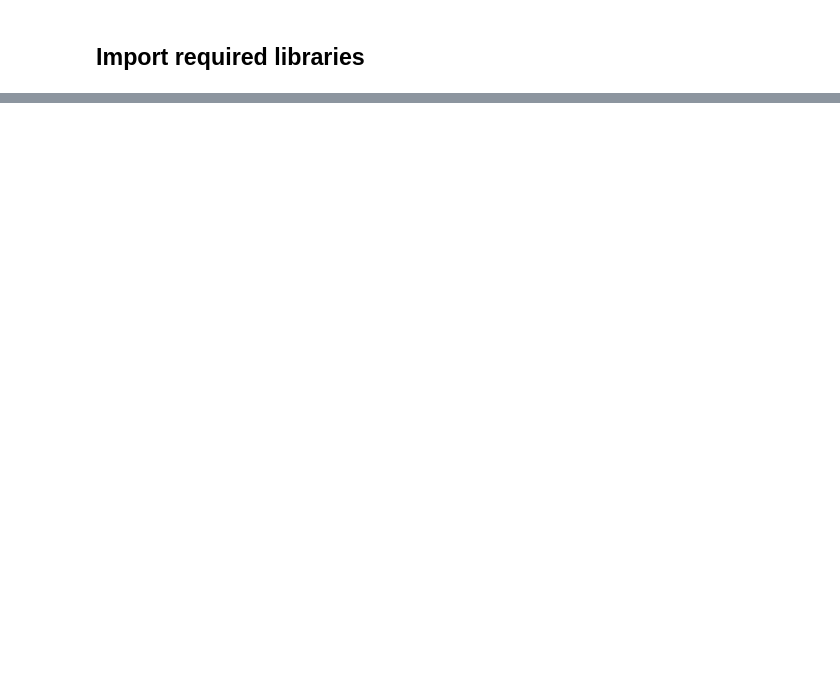
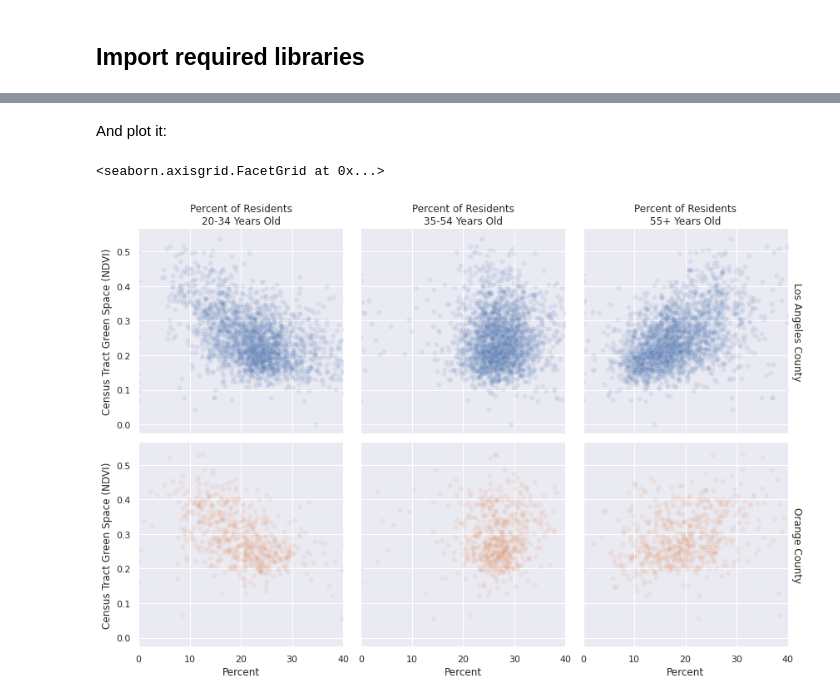
Before and after one commit to jhirner/socal-greenspace, a Jupyter notebook: 3-join-and-visualize.ipynb, the cells around one changed output, grey strips where cells are left out. Drawn from its saved outputs; the diff is of its cells as text; code cells hidden in the pictures; blank space fills up the shorter version.

```diff
--- a/3-join-and-visualize.ipynb
+++ b/3-join-and-visualize.ipynb
@@ -17,0 +209,7 @@ import pandas as pd
+# %%
+agegroups2 = pd.DataFrame()
+agegroups2["20-34"] = demo["Population_20to24_years_old_percent"] + demo["Population_25to34_years_old_percent"]
+agegroups2["35-54"] = demo["Population_35to44_years_old_percent"] + demo["Population_45to54_years_old_percent"]
+agegroups2["55+"] = demo["Population_55to59_years_old_percent"] + demo["Population_60to64_years_old_percent"] + demo["Population_75to84_years_old_percent"] + demo["Population_85+_years_old_percent"]
+agegroups2["NDVI_20210517"] = demo["NDVI_20210517"]
+agegroups2["County"] = demo["County"]
@@ -17,0 +235,9 @@ import pandas as pd
+# %%
+agegroups3 = pd.DataFrame(columns = ["Tract_FIPS", "County", "NDVI_20210517", "Percent_in_range", "Age_range"])
+plot_ages = ["20-34", "35-54", "55+"]
+for agerange in plot_ages:
+    filtered = agegroups2[[agerange, "NDVI_20210517", "County"]].reset_index()
+    filtered.columns = ["Tract_FIPS", "Percent_in_range", "NDVI_20210517", "County"]
+    filtered["Age_range"] = agerange
+    agegroups3 = pd.concat([agegroups3, filtered], axis = "index")
+agegroups3
@@ -17,0 +258,10 @@ import pandas as pd
+# %% [markdown]
+And plot it:
+# %%
+ageplot2 = sns.FacetGrid(data = agegroups3, row = "County", col = "Age_range", hue = "County", margin_titles = True, xlim = (0, 40), height = 4, aspect = 1)
+ageplot2.map(sns.scatterplot, "Percent_in_range", "NDVI_20210517", alpha = 0.1)
+ageplot2.set_titles(col_template = "Percent of Residents\n{col_name} Years Old", row_template = "{row_name} County")
+ageplot2.set_axis_labels("Percent", "Census Tract Green Space (NDVI)")
+# %% [output]
+<seaborn.axisgrid.FacetGrid at 0x...>
+[figure, added]
```
Also changed, not shown: parts of 98 cells of this notebook, 1 other file.
